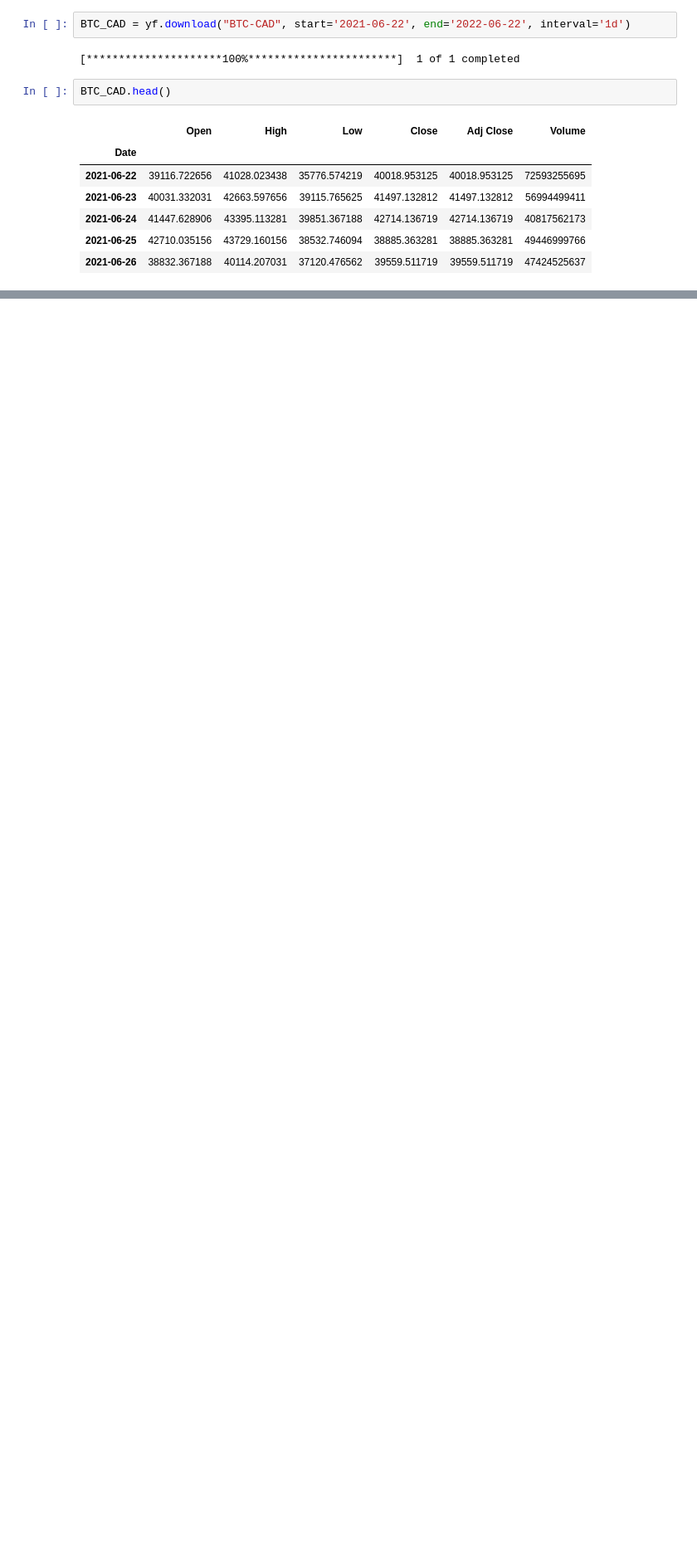
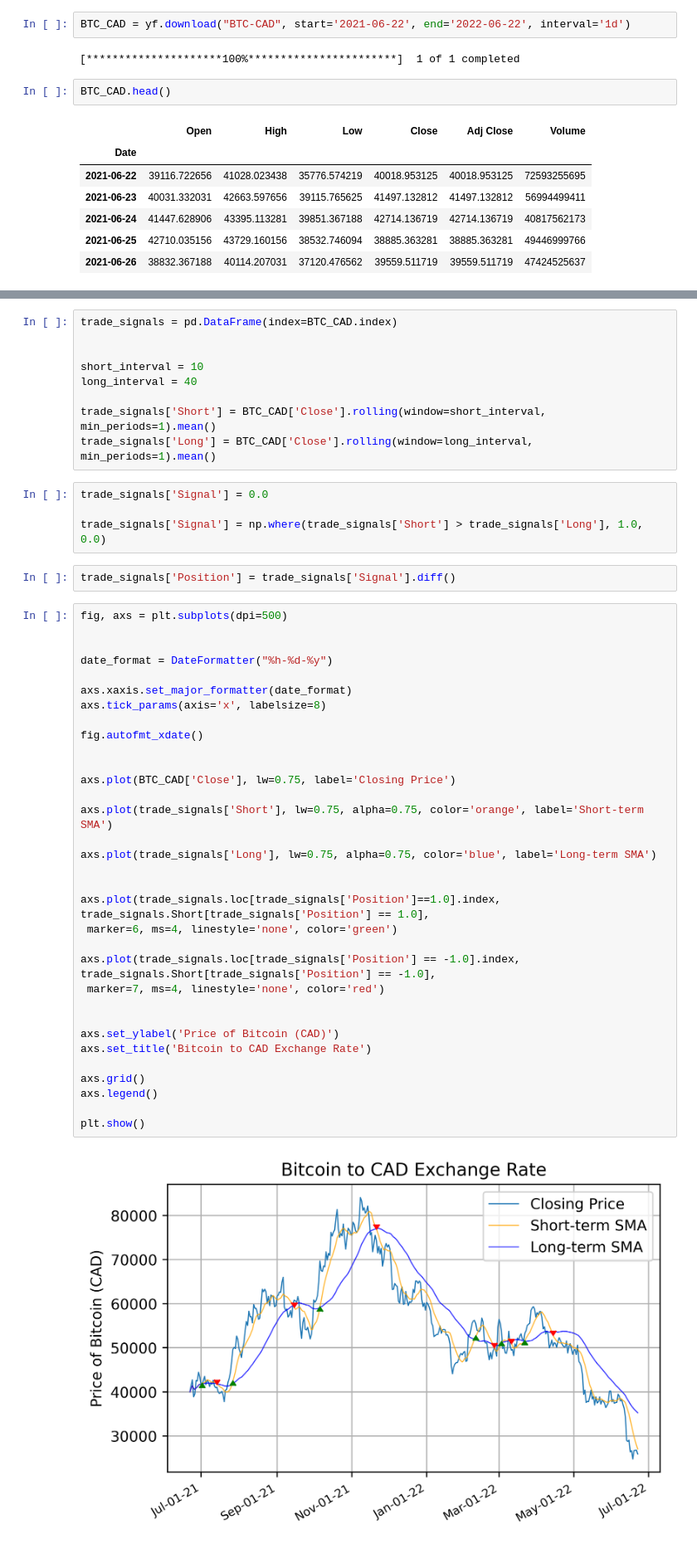
Before and after one commit to jayshah19/CryptoAlgorithm, a Jupyter notebook: CryptoTredingAlgo.ipynb, the cells around one changed output, grey strips where cells are left out. Shown at 83% size. Cells and saved outputs as stored; diff of their text form; blank space fills up the shorter version.

```diff
--- a/CryptoTredingAlgo.ipynb
+++ b/CryptoTredingAlgo.ipynb
@@ -62,0 +107,50 @@ plt.show()
+# %%
+trade_signals = pd.DataFrame(index=BTC_CAD.index)
+
+
+short_interval = 10
+long_interval = 40
+
+trade_signals['Short'] = BTC_CAD['Close'].rolling(window=short_interval, min_periods=1).mean()
+trade_signals['Long'] = BTC_CAD['Close'].rolling(window=long_interval, min_periods=1).mean()
+# %%
+trade_signals['Signal'] = 0.0
+
+trade_signals['Signal'] = np.where(trade_signals['Short'] > trade_signals['Long'], 1.0, 0.0)
+# %%
+trade_signals['Position'] = trade_signals['Signal'].diff()
+# %%
+fig, axs = plt.subplots(dpi=500)
+
+
+date_format = DateFormatter("%h-%d-%y")
+
+axs.xaxis.set_major_formatter(date_format)
+axs.tick_params(axis='x', labelsize=8)
+
+fig.autofmt_xdate()
+
+
+axs.plot(BTC_CAD['Close'], lw=0.75, label='Closing Price')
+
+axs.plot(trade_signals['Short'], lw=0.75, alpha=0.75, color='orange', label='Short-term SMA')
+
+axs.plot(trade_signals['Long'], lw=0.75, alpha=0.75, color='blue', label='Long-term SMA')
+
+
+axs.plot(trade_signals.loc[trade_signals['Position']==1.0].index, trade_signals.Short[trade_signals['Position'] == 1.0],
+ marker=6, ms=4, linestyle='none', color='green')
+
+axs.plot(trade_signals.loc[trade_signals['Position'] == -1.0].index, trade_signals.Short[trade_signals['Position'] == -1.0],
+ marker=7, ms=4, linestyle='none', color='red')
+
+
+axs.set_ylabel('Price of Bitcoin (CAD)')
+axs.set_title('Bitcoin to CAD Exchange Rate')
+
+axs.grid()
+axs.legend()
+
+plt.show()
+# %% [output]
+[figure, added]
```
Also changed, not shown: parts of 10 cells of this notebook.
